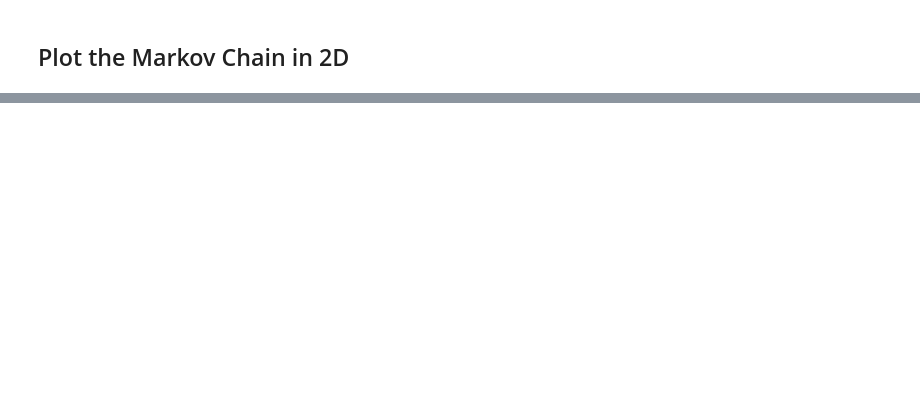
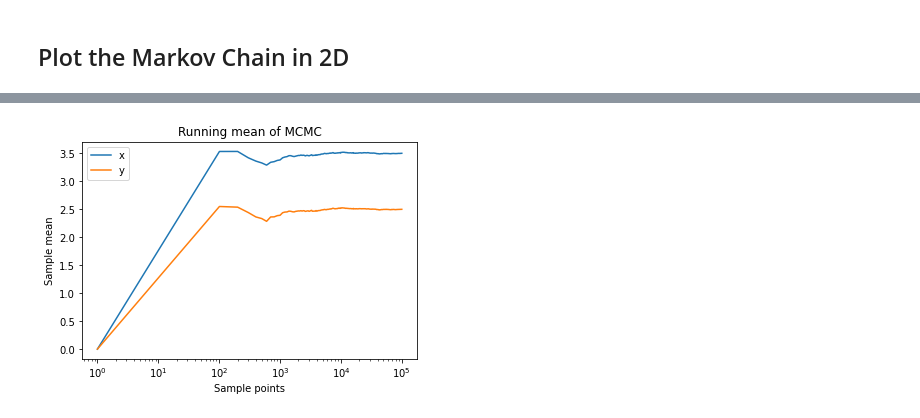
Before and after one commit to SByeUva/uncertainty_quantification, a Jupyter notebook: 08_homework/HW8.ipynb, the cells around one changed output, grey strips where cells are left out. Drawn from its saved outputs; the diff is of its cells as text; code cells hidden in the pictures; blank space fills up the shorter version.

```diff
--- a/08_homework/HW8.ipynb
+++ b/08_homework/HW8.ipynb
@@ -129,0 +140,11 @@ ZZ = rho(x_heatmap, y_heatmap)
+# %%
+plt.plot(sample_n, running_mean_x, label="x")
+plt.plot(sample_n, running_mean_y, label="y")
+plt.xscale('log')
+plt.xlabel('Sample points')
+plt.ylabel('Sample mean')
+plt.title('Running mean of MCMC')
+plt.legend()
+plt.savefig("figures/running_mean.png", dpi=300)
+# %% [output]
+[figure, added]
```
Also changed, not shown: parts of 13 cells of this notebook, 5 other files.
